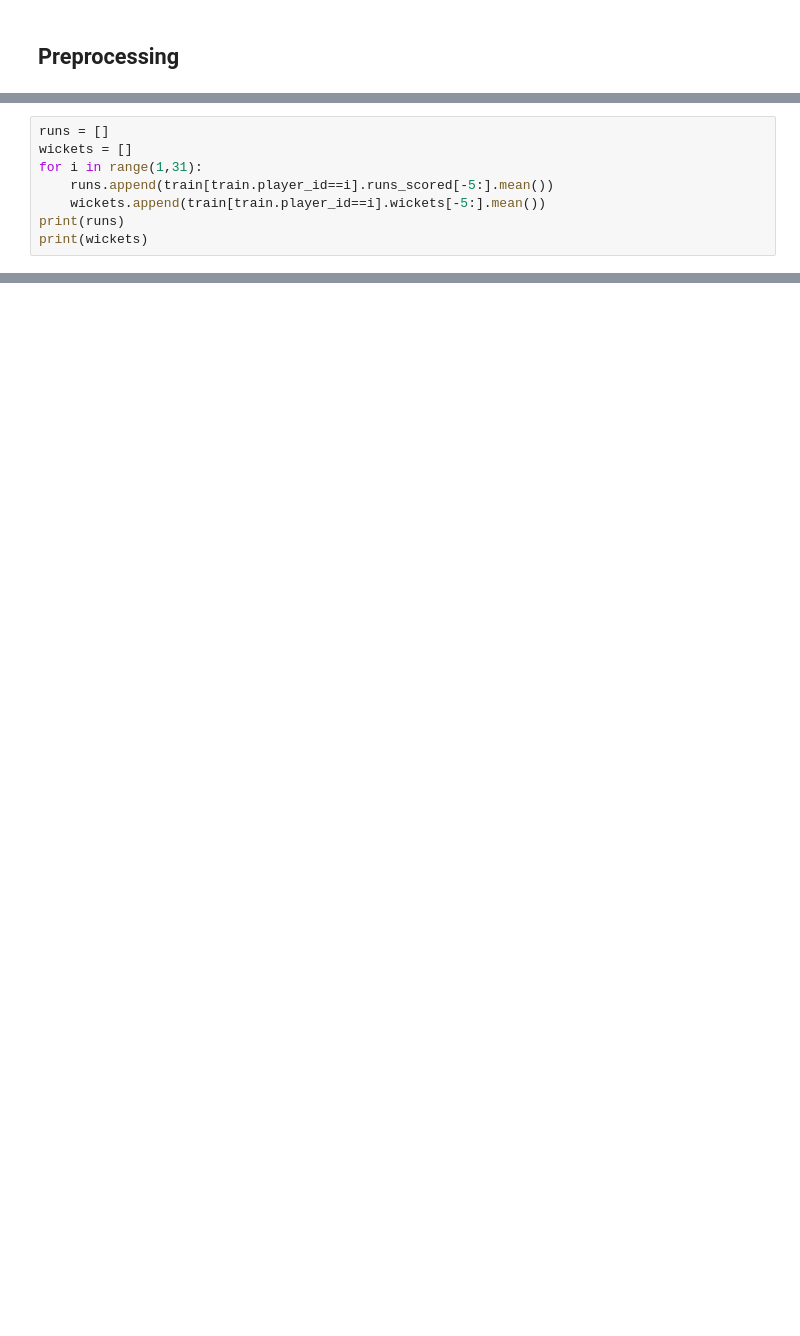
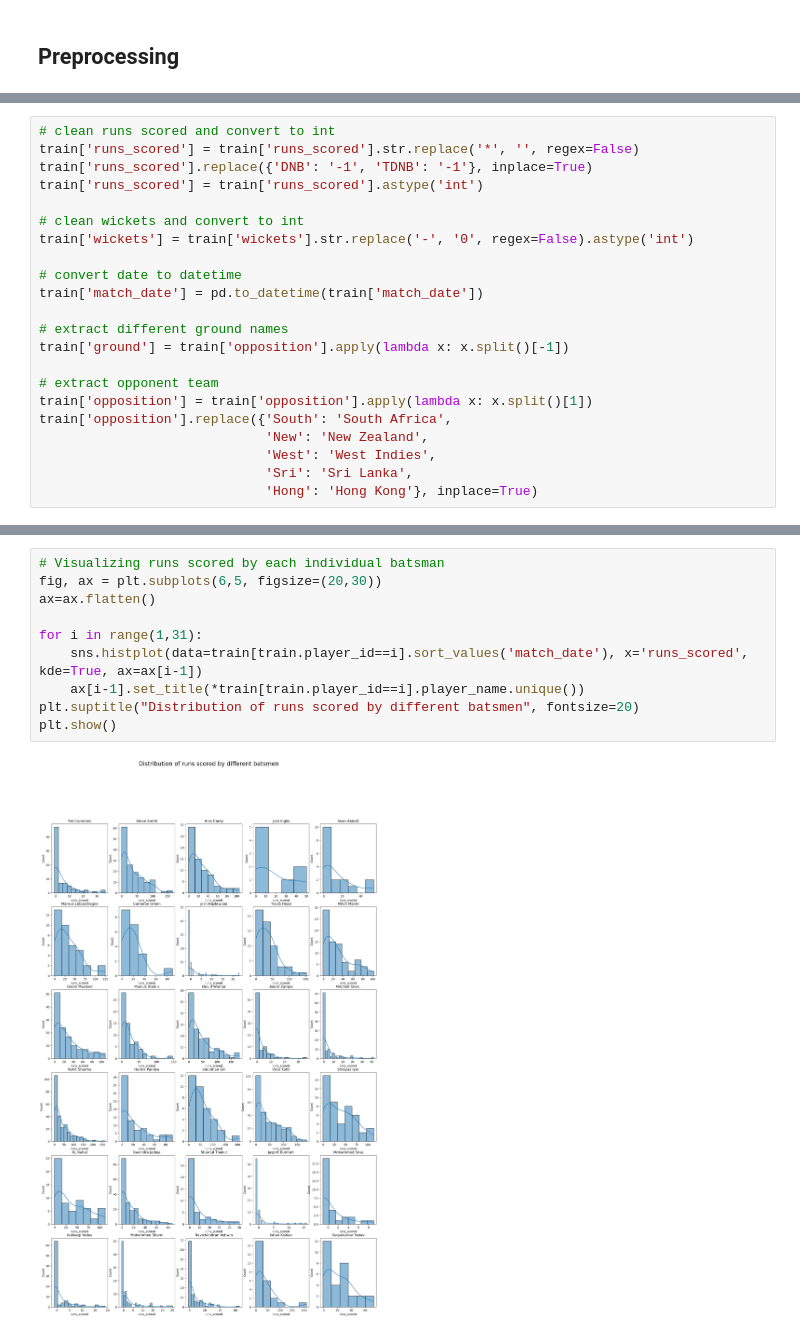
Before and after one commit to nikhil-1e9/AV-Hackathon, a Jupyter notebook: AV_match_prediction.ipynb, the cells around one changed output, grey strips where cells are left out. Cells and saved outputs as stored; diff of their text form; blank space fills up the shorter version.

```diff
--- a/AV_match_prediction.ipynb
+++ b/AV_match_prediction.ipynb
@@ -124,8 +65,0 @@ Name: player_id, dtype: int64
-# %%
-runs = []
-wickets = []
-for i in range(1,31):
-    runs.append(train[train.player_id==i].runs_scored[-5:].mean())
-    wickets.append(train[train.player_id==i].wickets[-5:].mean())
-print(runs)
-print(wickets)
@@ -181,0 +66,22 @@ sub
+# %%
+# clean runs scored and convert to int
+train['runs_scored'] = train['runs_scored'].str.replace('*', '', regex=False)
+train['runs_scored'].replace({'DNB': '-1', 'TDNB': '-1'}, inplace=True)
+train['runs_scored'] = train['runs_scored'].astype('int')
+
+# clean wickets and convert to int
+train['wickets'] = train['wickets'].str.replace('-', '0', regex=False).astype('int')
+
+# convert date to datetime
+train['match_date'] = pd.to_datetime(train['match_date'])
+
+# extract different ground names
+train['ground'] = train['opposition'].apply(lambda x: x.split()[-1])
+
+# extract opponent team
+train['opposition'] = train['opposition'].apply(lambda x: x.split()[1])
+train['opposition'].replace({'South': 'South Africa',
+                             'New': 'New Zealand',
+                             'West': 'West Indies',
+                             'Sri': 'Sri Lanka',
+                             'Hong': 'Hong Kong'}, inplace=True)
@@ -181,0 +141,12 @@ sub
+# %%
+# Visualizing runs scored by each individual batsman
+fig, ax = plt.subplots(6,5, figsize=(20,30))
+ax=ax.flatten()
+
+for i in range(1,31):
+    sns.histplot(data=train[train.player_id==i].sort_values('match_date'), x='runs_scored', kde=True, ax=ax[i-1])
+    ax[i-1].set_title(*train[train.player_id==i].player_name.unique())
+plt.suptitle("Distribution of runs scored by different batsmen", fontsize=20)
+plt.show()
+# %% [output]
+[figure, added]
```
Also changed, not shown: parts of 64 cells of this notebook.
